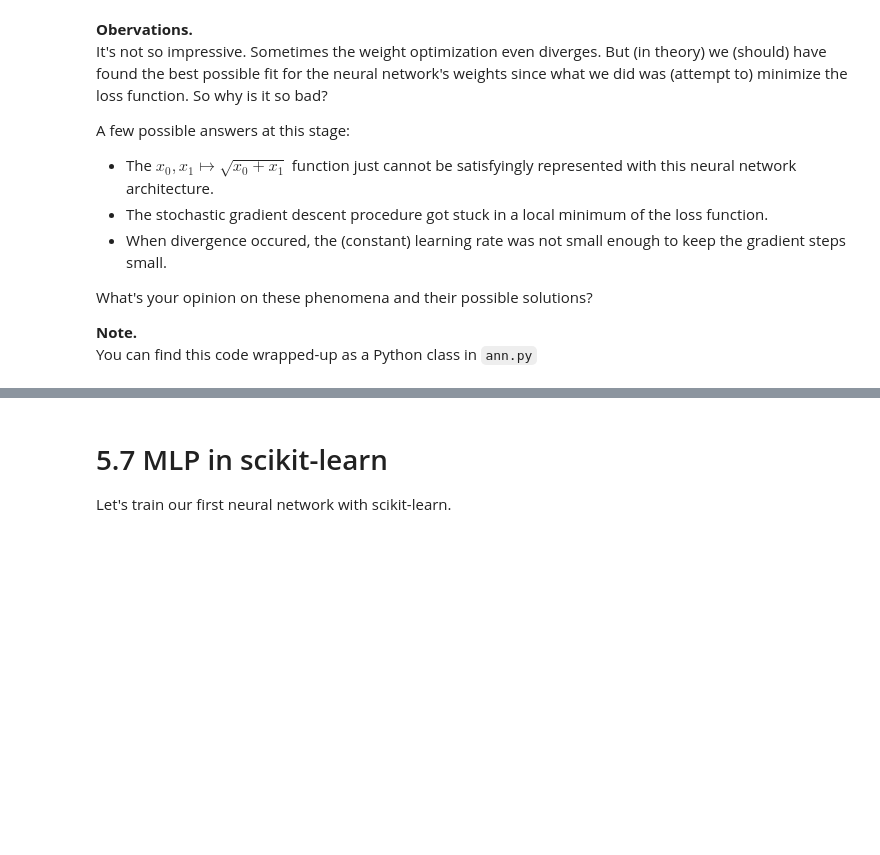
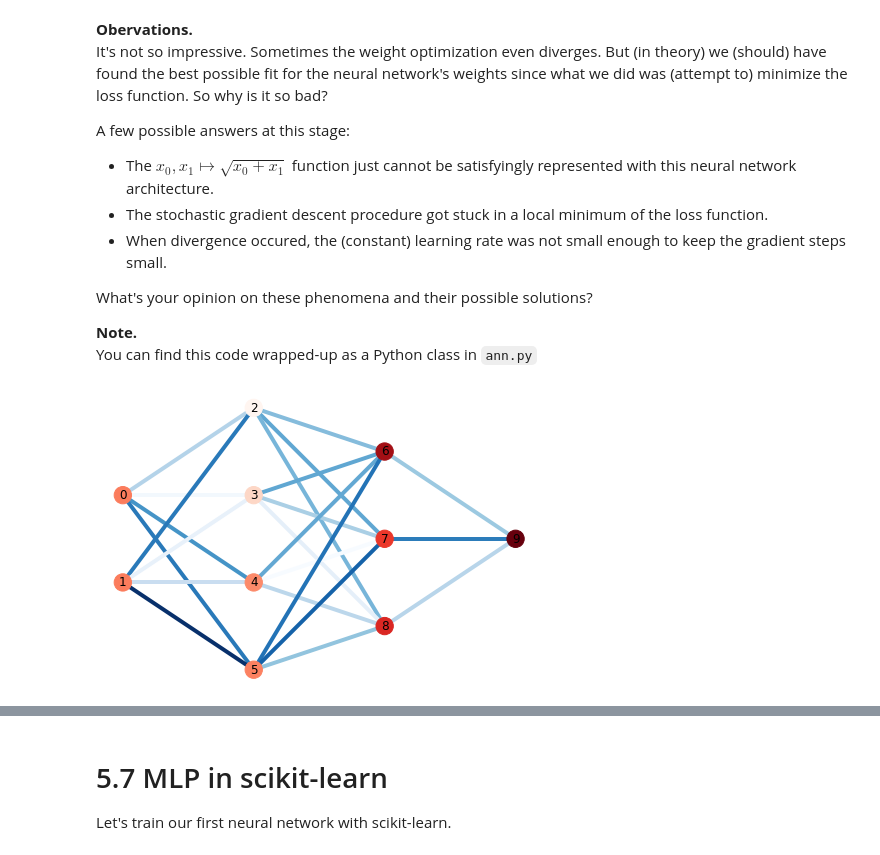
Before and after one commit to d9w/deep-learning-intro, a Jupyter notebook: 2. Training ANNs.ipynb, the cells around one changed output, grey strips where cells are left out. Saved outputs shown, nothing was run; the diff lists cells and outputs as text; code cells hidden in the pictures; blank space fills up the shorter version.

```diff
--- a/2. Training ANNs.ipynb
+++ b/2. Training ANNs.ipynb
@@ -529,0 +529,32 @@ You can find this code wrapped-up as a Python class in `ann.py`
+# %%
+sizes = [2,4,3,1]
+myann = ann.ANN(sizes)
+# %%
+ids = np.append([0], np.cumsum(sizes))
+id_layers = []
+G = nx.Graph()
+for l in range(1, len(ids)):
+    id_layers.append([i for i in range(ids[l-1], ids[l])])
+for l in range(len(id_layers)):
+    for i in id_layers[l]:
+        G.add_node(i, subset=l)
+for l in range(1, len(id_layers)):
+    for i in id_layers[l-1]:
+        for j in id_layers[l]:
+            G.add_edge(i, j)
+# %%
+weights = [i for l in myann.weights for i in l.flatten()]
+biases = np.concatenate((np.zeros(sizes[0]),
+                         [i for l in myann.biases for i in l.flatten()]))
+first_weights = np.copy(weights)
+first_biases = np.copy(biases)
+options = {
+    "width": 4,
+    "cmap": plt.cm.Reds,
+    "edge_cmap": plt.cm.Blues,
+    "with_labels": True,
+}
+pos = nx.multipartite_layout(G)
+nx.draw(G, pos, **options, edge_color=weights, node_color=biases)
+# %% [output]
+[figure, added]
```
Also changed, not shown: parts of 26 cells of this notebook, 3 other files.
